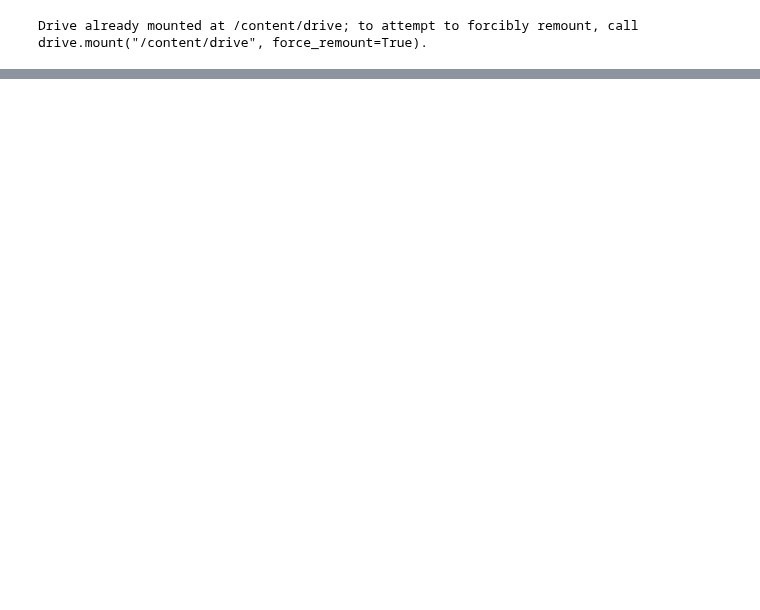
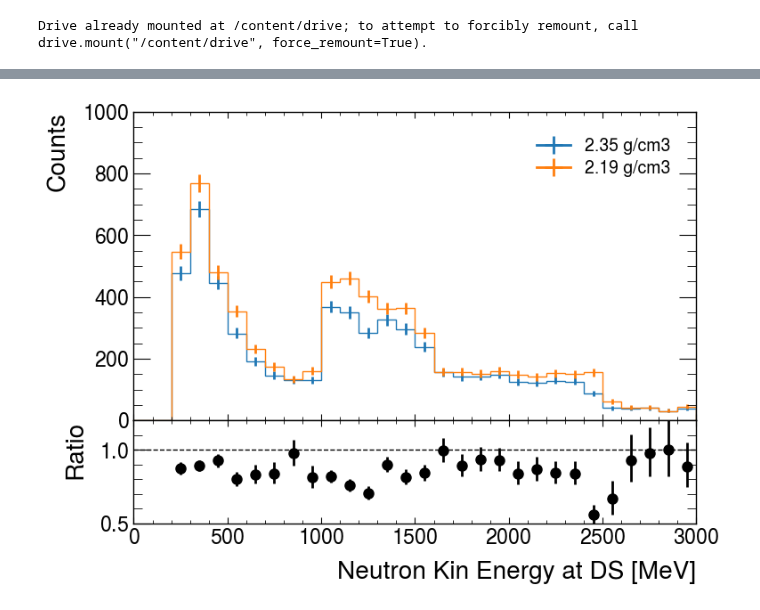
Before and after one commit to oksuzian/Mu2eANL, a Jupyter notebook: CosmicNeutrons/GeoComparing.ipynb, the cells around one changed output, grey strips where cells are left out. Cells and saved outputs as stored; diff of their text form; code cells hidden in the pictures; blank space fills up the shorter version.

```diff
--- a/CosmicNeutrons/GeoComparing.ipynb
+++ b/CosmicNeutrons/GeoComparing.ipynb
@@ -80,0 +94,8 @@ fig.get_axes()[1].set_ylim([-8,8]) #ratio
+# %%
+fig = plt.figure()
+h["3f", :].plot_ratio(h["5pctLess", :], rp_num_label="2.35 g/cm3", rp_denom_label="2.19 g/cm3", rp_ratio_ylim=[0,1], rp_uncert_draw_type='line');
+#h["3f", :].plot_ratio(h["6f", :], rp_num_label="2.35 g/cm3", rp_denom_label="6f", rp_ratio_ylim=[0,1], rp_uncert_draw_type='line');
+fig.get_axes()[1].set_ylim(0.5,1.2) #ratio
+fig.get_axes()[1].set_xlabel('Neutron Kin Energy at DS [MeV]');
+# %% [output]
+[figure, added]
```
Also changed, not shown: parts of 7 cells of this notebook.
